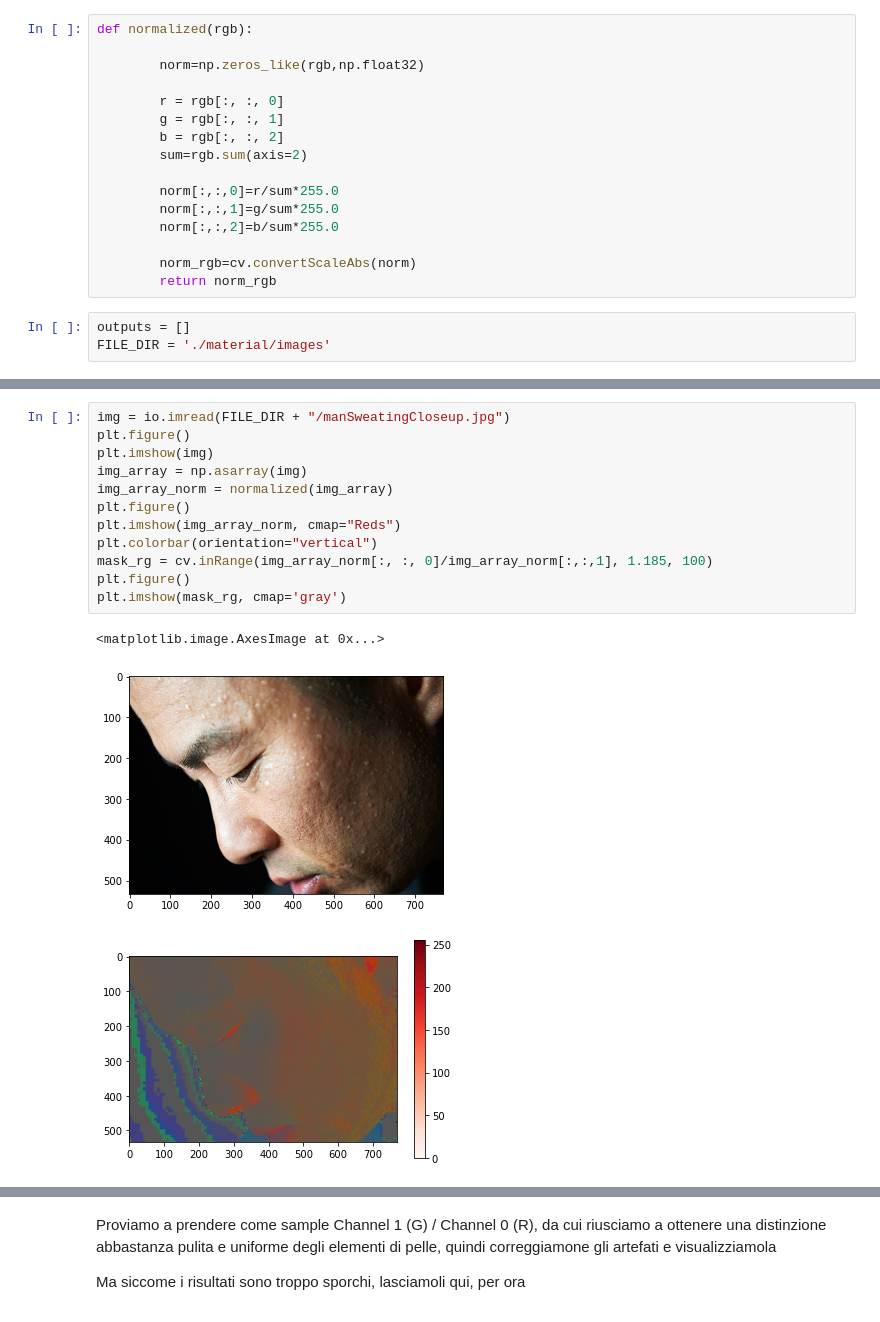
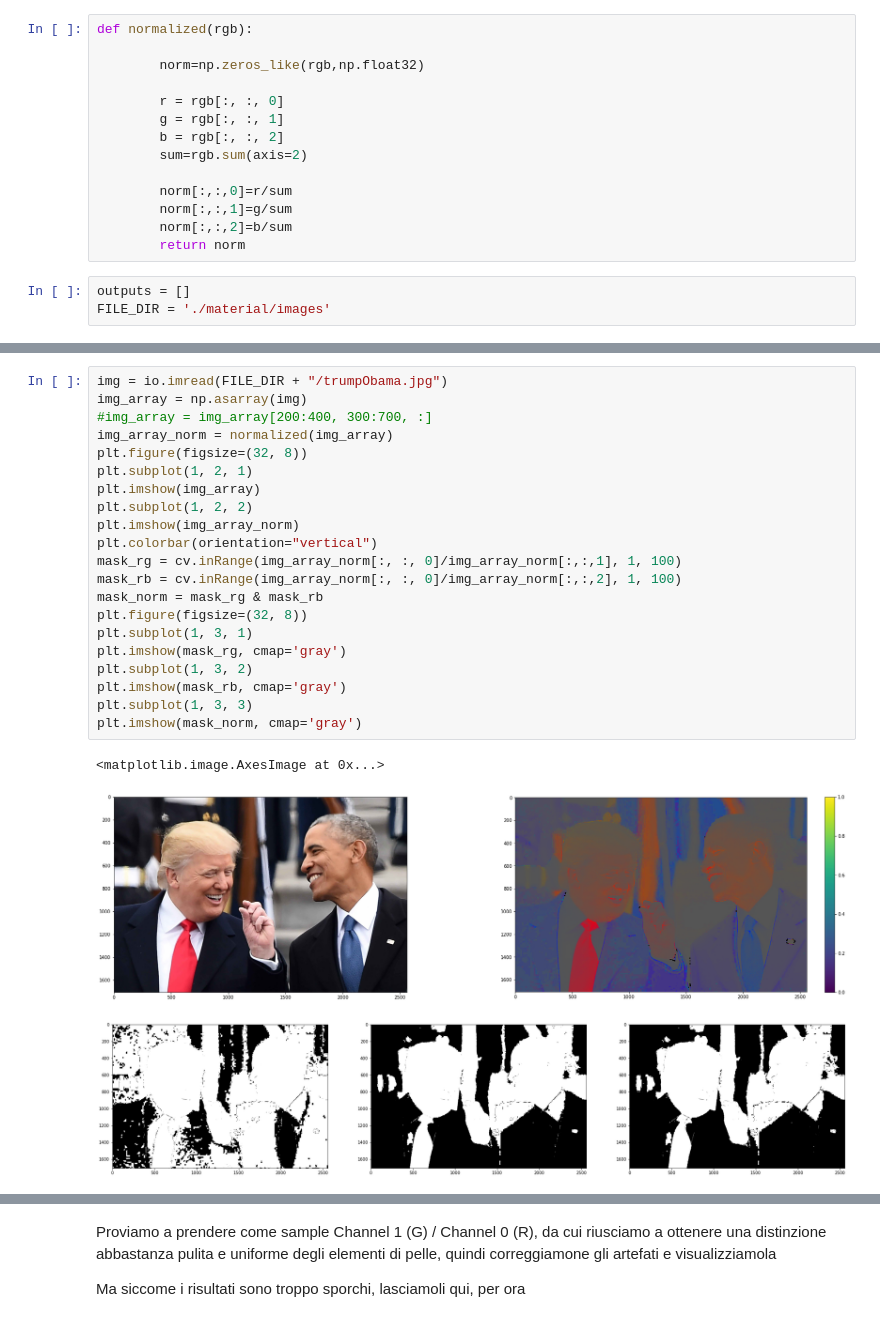
Before and after one commit to lucab1705/Skin_Detection, a Jupyter notebook: SkinDetection.ipynb, the cells around one changed output, grey strips where cells are left out. Drawn from its saved outputs; the diff is of its cells as text.

```diff
--- a/SkinDetection.ipynb
+++ b/SkinDetection.ipynb
@@ -18,12 +18,10 @@ def normalized(rgb):
         b = rgb[:, :, 2]
         sum=rgb.sum(axis=2)
 
-        norm[:,:,0]=r/sum*255.0
-        norm[:,:,1]=g/sum*255.0
-        norm[:,:,2]=b/sum*255.0
-
-        norm_rgb=cv.convertScaleAbs(norm)
-        return norm_rgb
+        norm[:,:,0]=r/sum
+        norm[:,:,1]=g/sum
+        norm[:,:,2]=b/sum
+        return norm
 # %%
 outputs = []
 FILE_DIR = './material/images'
@@ -49,16 +53,25 @@ with os.scandir(FILE_DIR+"/skin/") as direct:
 # %%
-img = io.imread(FILE_DIR + "/manSweatingCloseup.jpg")
-plt.figure()
-plt.imshow(img)
+img = io.imread(FILE_DIR + "/trumpObama.jpg")
 img_array = np.asarray(img)
+#img_array = img_array[200:400, 300:700, :]
 img_array_norm = normalized(img_array)
-plt.figure()
-plt.imshow(img_array_norm, cmap="Reds")
+plt.figure(figsize=(32, 8))
+plt.subplot(1, 2, 1)
+plt.imshow(img_array)
+plt.subplot(1, 2, 2)
+plt.imshow(img_array_norm)
 plt.colorbar(orientation="vertical")
-mask_rg = cv.inRange(img_array_norm[:, :, 0]/img_array_norm[:,:,1], 1.185, 100)
-plt.figure()
+mask_rg = cv.inRange(img_array_norm[:, :, 0]/img_array_norm[:,:,1], 1, 100)
+mask_rb = cv.inRange(img_array_norm[:, :, 0]/img_array_norm[:,:,2], 1, 100)
+mask_norm = mask_rg & mask_rb
+plt.figure(figsize=(32, 8))
+plt.subplot(1, 3, 1)
 plt.imshow(mask_rg, cmap='gray')
+plt.subplot(1, 3, 2)
+plt.imshow(mask_rb, cmap='gray')
+plt.subplot(1, 3, 3)
+plt.imshow(mask_norm, cmap='gray')
 # %% [output]
 <matplotlib.image.AxesImage at 0x...>
-[figure, old version]
+[figure, new version]
-[figure, old version]
+[figure, new version]
```
Also changed, not shown: parts of 13 cells of this notebook, 2 other files.
